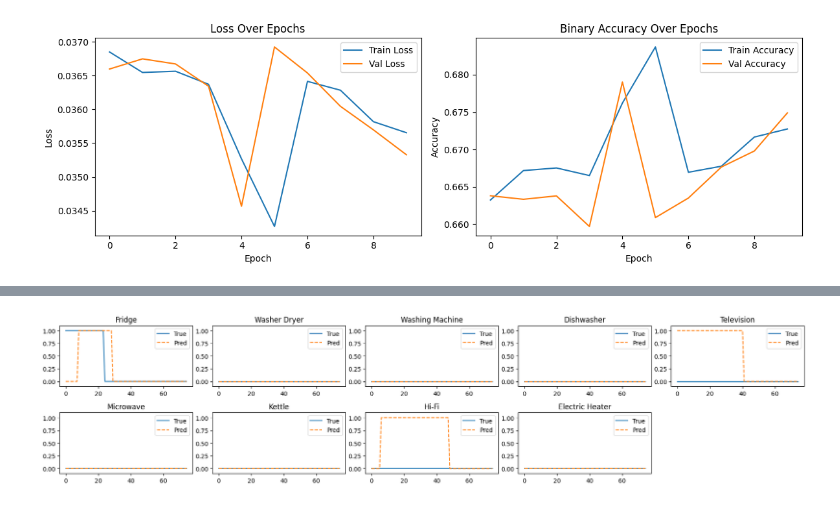
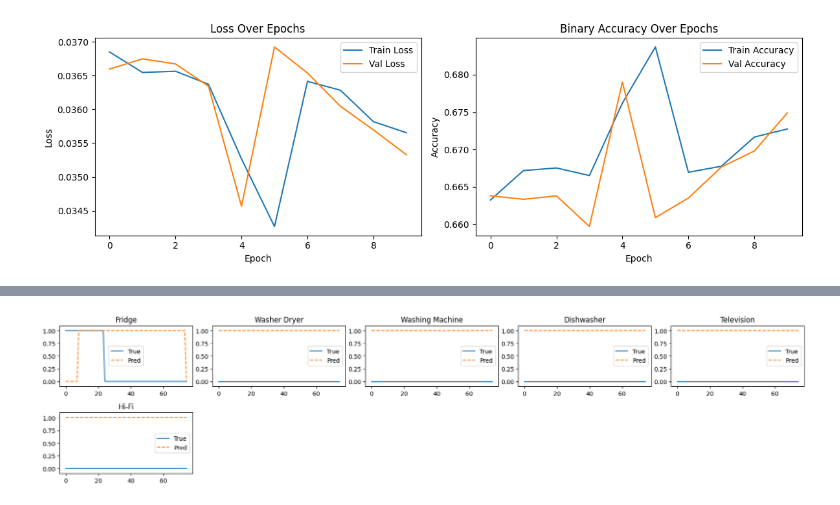
Before and after one commit to Prince5867/NILM_Project, a Jupyter notebook: Model/CNN/tf CNN model.ipynb, the cells around one changed output, grey strips where cells are left out. Drawn from its saved outputs; the diff is of its cells as text; code cells hidden in the pictures.

Commit message:
Good Training accuracy per appliance

```diff
--- a/Model/CNN/tf CNN model.ipynb
+++ b/Model/CNN/tf CNN model.ipynb
@@ -831,3 +831,10 @@ Epoch 9/10
 422/422 ━━━━━━━━━━━━━━━━━━━━ 97s 229ms/step - auc: 0.6001 - binary_accuracy: 0.6693 - loss: 0.0361 - recall: 0.9678 - val_auc: 0.6254 - val_binary_accuracy: 0.6698 - val_loss: 0.0357 - val_recall: 0.9 ...
 Epoch 10/10
 422/422 ━━━━━━━━━━━━━━━━━━━━ 96s 227ms/step - auc: 0.6113 - binary_accuracy: 0.6715 - loss: 0.0357 - recall: 0.9645 - val_auc: 0.6291 - val_binary_accuracy: 0.6749 - val_loss: 0.0353 - val_recall: 0.9 ...
+# %%
+# Predict on test data
+print(X.shape)
+train_preds = seq2seq_model.predict(X.squeeze(axis=-1), verbose=1)
+
+# Threshold predictions to 0/1 (optional: use different threshold)
+preds_train_binary = (train_preds > 0.5).astype(int)
@@ -833,0 +844,19 @@ Epoch 10/10
+# %%
+from sklearn.metrics import accuracy_score, precision_score, recall_score, f1_score
+
+num_appliances = preds_train_binary.shape[2]
+per_appliance_acc_train = []
+
+for i in range(num_appliances):
+    y_true = Y[:, :, i].flatten()
+    y_pred = preds_train_binary[:, :, i].flatten()
+
+    acc = accuracy_score(y_true, y_pred)
+    per_appliance_acc_train.append(acc)
+
+    acc = accuracy_score(y_true, y_pred)
+    prec = precision_score(y_true, y_pred, zero_division=0)
+    rec = recall_score(y_true, y_pred, zero_division=0)
+    f1 = f1_score(y_true, y_pred, zero_division=0)
+
+    print(f"{appliance_names[i]} - Train Acc: {acc:.4f} | Prec: {prec:.4f} | Rec: {rec:.4f} | F1: {f1:.4f}")
@@ -867,7 +903,7 @@ from sklearn.preprocessing import MinMaxScaler
 WINDOW_SIZE = 300
 STRIDE = 150
 TARGET_COLUMNS = ['Fridge', 'Washer Dryer', 'Washing Machine', 'Dishwasher',
-                  'Television', 'Hi-Fi']
+                  'Television', 'Hi-Fi', 'Kettle', 'Microwave', 'Electric Heater']
 AGG_COLUMN = 'Aggregate'
 UNIX_COLUMN = 'Unix'
 NUM_SAMPLES = 10000
@@ -915,14 +951,15 @@ def create_sequences(data, target_appliances= TARGET_COLUMNS, appliances_to_remo
         print(window.shape)
         print(agg_window.shape)
         for idx in remove_idxs:
+
             agg_window -= for_data_removal[:, idx]
 
         # Aggregate signal (1D input)
 
-        X.append(window[:, agg_idx].reshape(-1, 1))  # shape: (300, 1)
+        X.append(agg_window)  # shape: (300, 1)
 
         # Extract target appliance usage
-        target_data = agg_window[:, target_idxs]  # shape: (300, 9)
+        target_data = window[:, target_idxs]  # shape: (300, 9)
 
         # Downsample to 75 by averaging every 4 rows
         chunks = np.split(target_data[:300], 75)  # 300/4 = 75
@@ -995,18 +1066,18 @@ Accuracy for appliance Electric Heater: 0.0911
 # %%
 
 appliance_names = ['Fridge', 'Washer Dryer', 'Washing Machine', 'Dishwasher',
-                   'Television', 'Microwave', 'Kettle', 'Hi-Fi', 'Electric Heater']
+                   'Television', 'Hi-Fi']
 idx = 40
 plt.figure(figsize=(18, 6))
 for i in range(len(appliance_names)):
     plt.subplot(3, 5, i+1)
     plt.plot(y_test[idx, :, i], label='True', linestyle='-')
     plt.plot(preds_binary[idx, :, i], label='Pred', linestyle='--')
     plt.title(appliance_names[i])
     plt.ylim(-0.1, 1.1)
     plt.legend()
 
 plt.tight_layout()
 plt.show()
 # %% [output]
-[figure, old version]
+[figure, new version]
```
Also changed, not shown: parts of 6 cells of this notebook.
